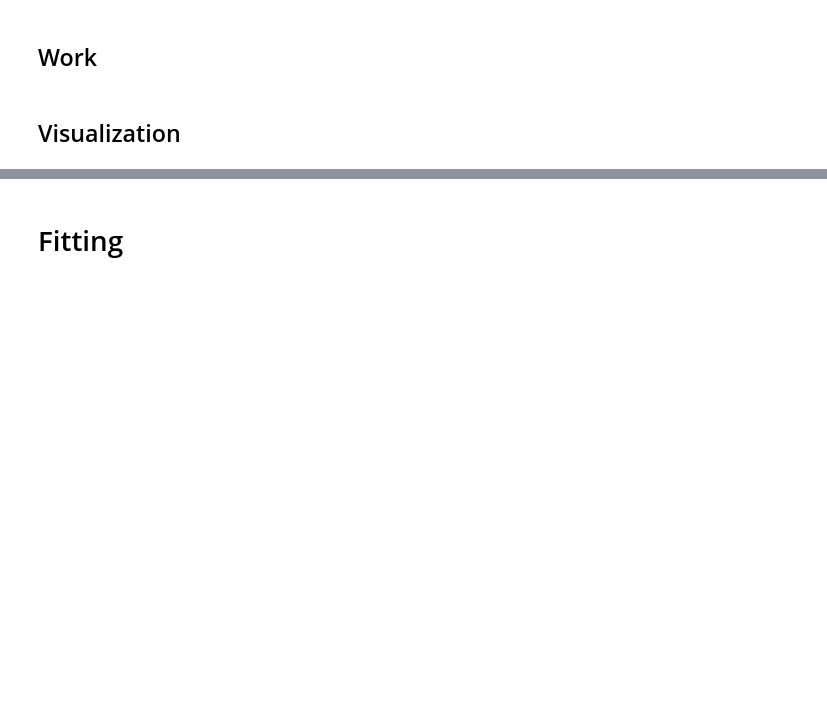
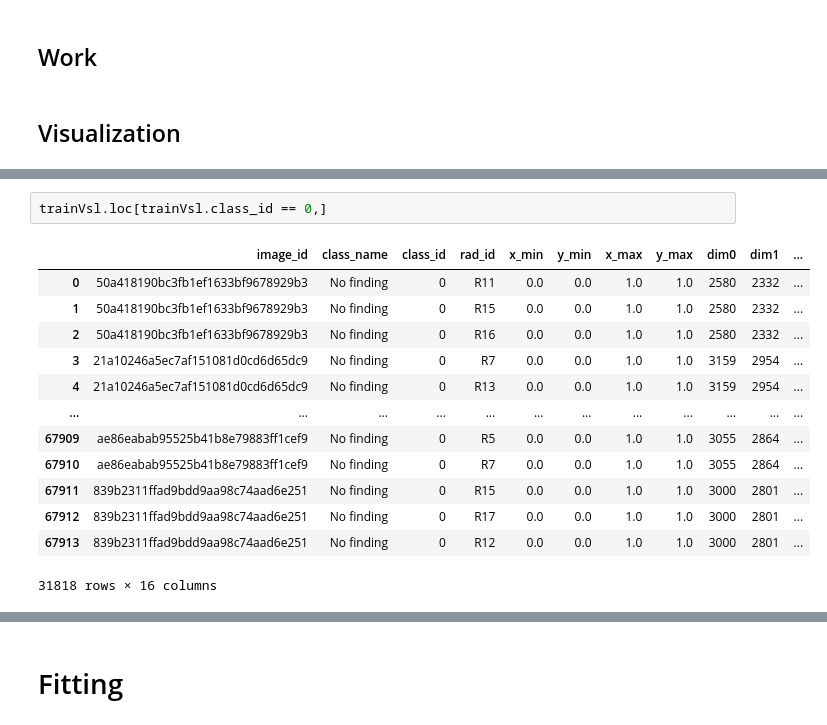
Before and after one commit to ShinAnase/VinBigData, a Jupyter notebook: mainFasterRCNN.ipynb, the cells around one changed output, grey strips where cells are left out. Saved outputs shown, nothing was run; the diff lists cells and outputs as text; blank space fills up the shorter version.

```diff
--- a/mainFasterRCNN.ipynb
+++ b/mainFasterRCNN.ipynb
@@ -259,0 +231,16 @@ trainVsl.loc[trainVsl.class_id != 0, ["x_min", "y_min", "x_max", "y_max"]]
+# %%
+trainVsl.loc[trainVsl.class_id == 0,]
+# %% [output]
+|  | image_id | class_name | class_id | rad_id | x_min | y_min | x_max | y_max | dim0 | dim1 | ... |
+| 0 | 50a418190bc3fb1ef1633bf9678929b3 | No finding | 0 | R11 | 0.0 | 0.0 | 1.0 | 1.0 | 2580 | 2332 | ... |
+| 1 | 50a418190bc3fb1ef1633bf9678929b3 | No finding | 0 | R15 | 0.0 | 0.0 | 1.0 | 1.0 | 2580 | 2332 | ... |
+| 2 | 50a418190bc3fb1ef1633bf9678929b3 | No finding | 0 | R16 | 0.0 | 0.0 | 1.0 | 1.0 | 2580 | 2332 | ... |
+| 3 | 21a10246a5ec7af151081d0cd6d65dc9 | No finding | 0 | R7 | 0.0 | 0.0 | 1.0 | 1.0 | 3159 | 2954 | ... |
+| 4 | 21a10246a5ec7af151081d0cd6d65dc9 | No finding | 0 | R13 | 0.0 | 0.0 | 1.0 | 1.0 | 3159 | 2954 | ... |
+| ... | ... | ... | ... | ... | ... | ... | ... | ... | ... | ... | ... |
+| 67909 | ae86eabab95525b41b8e79883ff1cef9 | No finding | 0 | R5 | 0.0 | 0.0 | 1.0 | 1.0 | 3055 | 2864 | ... |
+| 67910 | ae86eabab95525b41b8e79883ff1cef9 | No finding | 0 | R7 | 0.0 | 0.0 | 1.0 | 1.0 | 3055 | 2864 | ... |
+| 67911 | 839b2311ffad9bdd9aa98c74aad6e251 | No finding | 0 | R15 | 0.0 | 0.0 | 1.0 | 1.0 | 3000 | 2801 | ... |
+| 67912 | 839b2311ffad9bdd9aa98c74aad6e251 | No finding | 0 | R17 | 0.0 | 0.0 | 1.0 | 1.0 | 3000 | 2801 | ... |
+| 67913 | 839b2311ffad9bdd9aa98c74aad6e251 | No finding | 0 | R12 | 0.0 | 0.0 | 1.0 | 1.0 | 3000 | 2801 | ... |
+31818 rows × 16 columns
```
Also changed, not shown: parts of 13 cells of this notebook, 1 other file.
